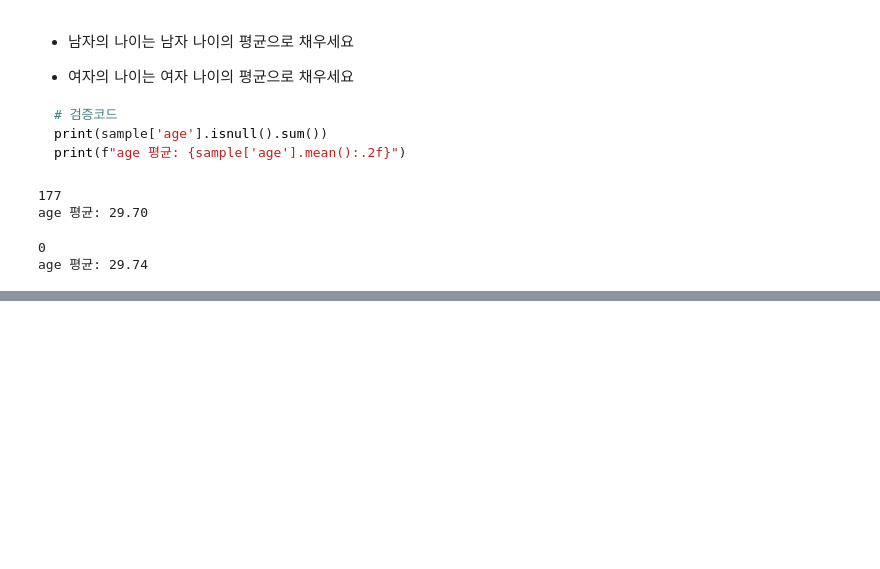
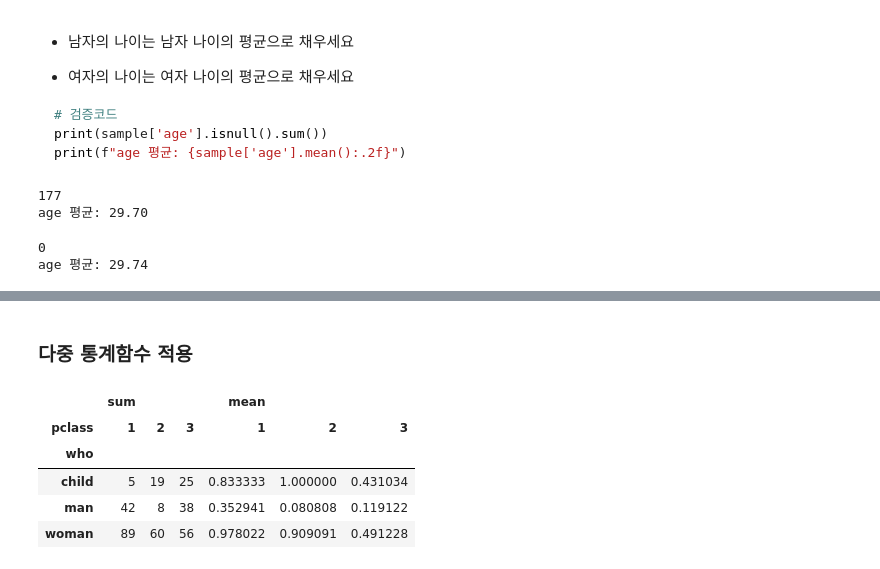
Before and after one commit to froggy-hyun/pandas_note, a Jupyter notebook: 06. Groupby와 Pivot table(with타이타닉호 데이터).ipynb, the cells around one changed output, grey strips where cells are left out. Cells and saved outputs as stored; diff of their text form; code cells hidden in the pictures; blank space fills up the shorter version.

Commit message:
study: 06. Groupby와 Pivot table(with타이타닉호 데이터) - 2) Pivot_table()

```diff
--- a/06. Groupby와 Pivot table(with타이타닉호 데이터).ipynb
+++ b/06. Groupby와 Pivot table(with타이타닉호 데이터).ipynb
@@ -479,0 +531,11 @@ age 평균: 29.74
+# %% [markdown]
+### 다중 통계함수 적용
+# %%
+df.pivot_table(index='who', columns='pclass', values='survived', aggfunc=['sum', 'mean'])
+# %% [output]
+|  | sum |  |  | mean |  |  |
+| pclass | 1 | 2 | 3 | 1 | 2 | 3 |
+| who |  |  |  |  |  |  |
+| child | 5 | 19 | 25 | 0.833333 | 1.000000 | 0.431034 |
+| man | 42 | 8 | 38 | 0.352941 | 0.080808 | 0.119122 |
+| woman | 89 | 60 | 56 | 0.978022 | 0.909091 | 0.491228 |
```
Also changed, not shown: parts of 10 cells of this notebook.
